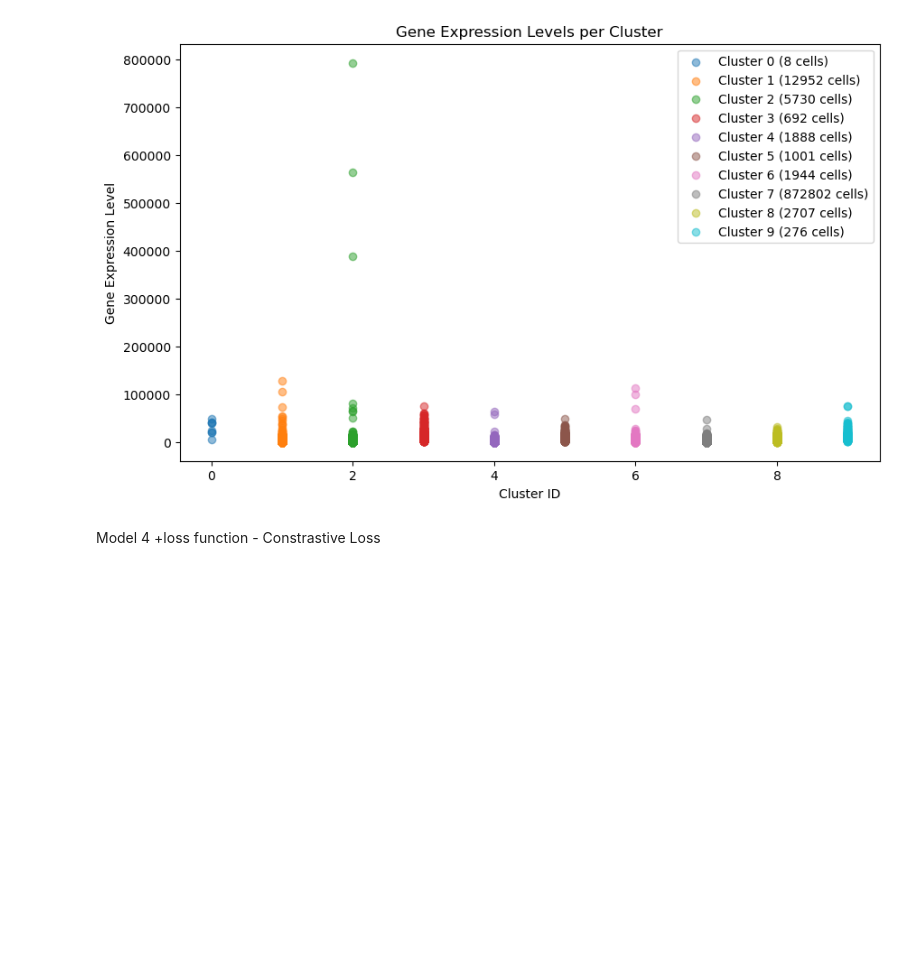
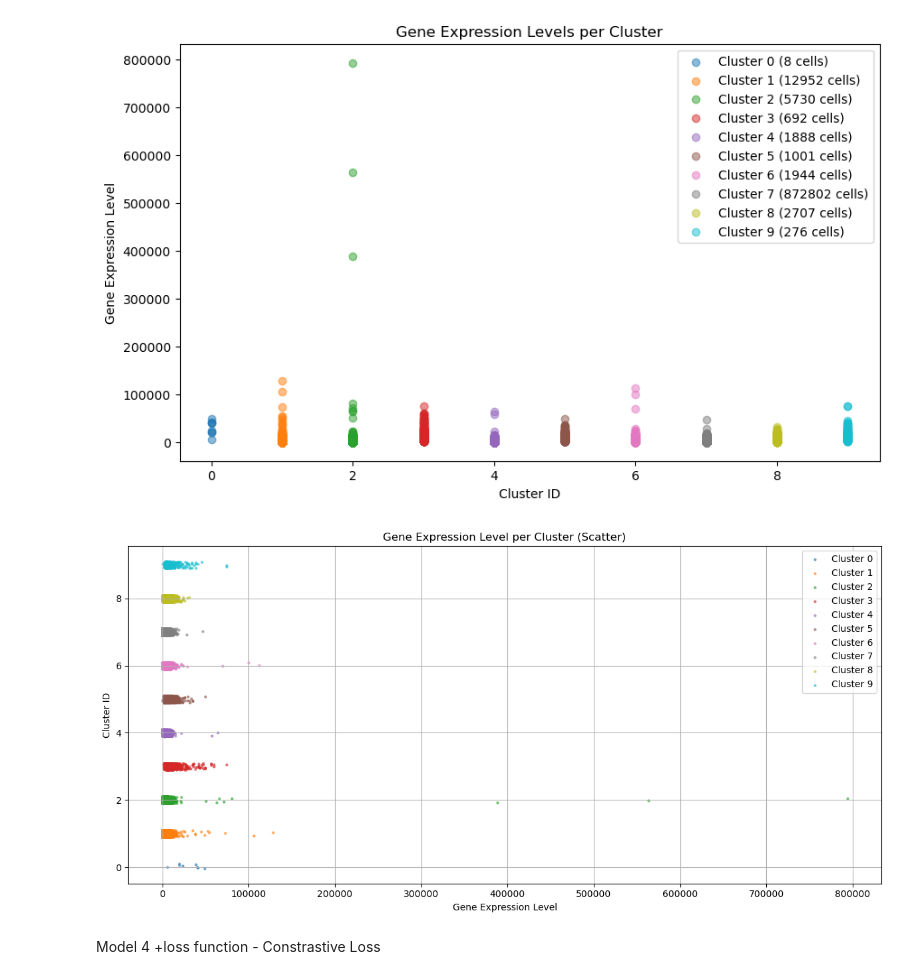
Before and after one commit to tuansheran/scRareCellDetectV2, a Jupyter notebook: models/gnn_model_2.ipynb, the cells around one changed output. Cells and saved outputs as stored; diff of their text form; code cells hidden in the pictures; blank space fills up the shorter version.

```diff
--- a/models/gnn_model_2.ipynb
+++ b/models/gnn_model_2.ipynb
@@ -539,20 +539,27 @@ plt.legend()
 plt.show()
 # %% [output]
 [figure]
-# %%
-gene_expression_levels_cpu = gene_expression_levels.cpu().numpy() if hasattr(gene_expression_levels, "cpu") else gene_expression_levels
-num_cells = len(gene_expression_levels_cpu)
-
-cell_indices = np.arange(num_cells)
-
-plt.figure(figsize=(12, 6))
-plt.scatter(gene_expression_levels_cpu, cell_indices, alpha=0.5, s=2, c='blue')
-
-plt.xlabel('Gene Expression Level')
-plt.ylabel('Cell Index')
-plt.title('Gene Expression Levels Across Cells')
-plt.grid(True)
-plt.show()
+# %%
+plt.figure(figsize=(12, 6))
+
+for label in np.unique(labels_cpu):
+    # Get gene expression values for cells in this cluster
+    cluster_cells = gene_expression_levels_cpu[labels_cpu == label]
+
+    # Generate random jitter for better visual separation
+    y = np.full_like(cluster_cells, label) + np.random.uniform(-0.1, 0.1, size=cluster_cells.shape)
+
+    plt.scatter(cluster_cells, y, alpha=0.5, s=5, label=f'Cluster {label}')
+
+plt.xlabel('Gene Expression Level')
+plt.ylabel('Cluster ID')
+plt.title('Gene Expression Level per Cluster (Scatter)')
+plt.legend()
+plt.grid(True)
+plt.tight_layout()
+plt.show()
+# %% [output]
+[figure, added]
 # %%
 gc.collect()
 torch.cuda.empty_cache()
```
Also changed, not shown: parts of 4 cells of this notebook, 2 other files.
